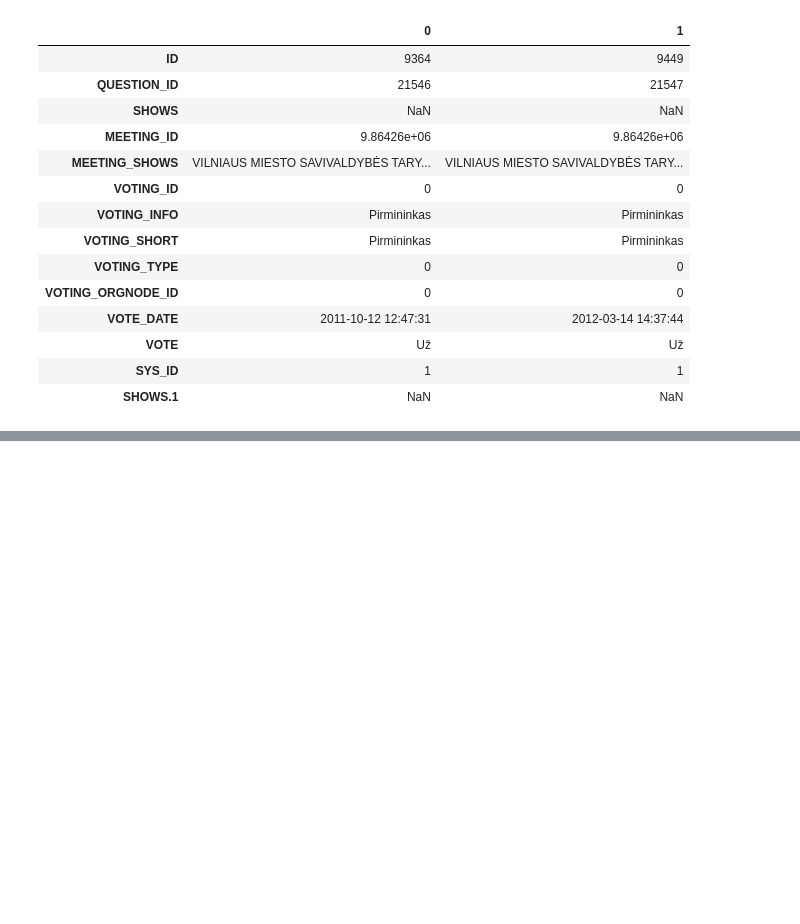
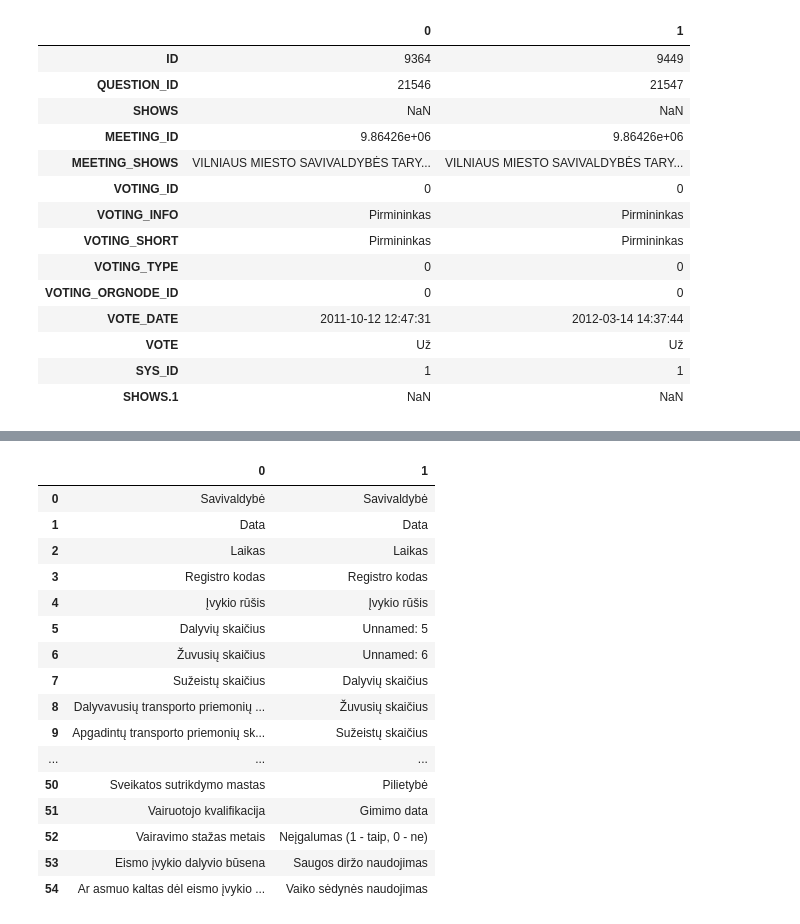
Before and after one commit to atviriduomenys/manifest, a Jupyter notebook: notebooks/Untitled.ipynb, the cells around one changed output, grey strips where cells are left out. Drawn from its saved outputs; the diff is of its cells as text; code cells hidden in the pictures; blank space fills up the shorter version.

```diff
--- a/notebooks/Untitled.ipynb
+++ b/notebooks/Untitled.ipynb
@@ -58,0 +142,78 @@ frame.head(2).T
+# %%
+a = [
+  'Savivaldybė',
+  'Data',
+  'Laikas',
+  'Registro kodas',
+  'Įvykio rūšis',
+  'Dalyvių skaičius',
+  'Žuvusių skaičius',
+  'Sužeistų skaičius',
+  'Dalyvavusių transporto priemonių skaičius',
+  'Apgadintų transporto priemonių skaičius',
+  'Įvykio vieta',
+  'Gatvė',
+  'Namo numeris',
+  'Kita gatvė sankryžoje',
+  'Kelio pavadinimas',
+  'Kelio reikšmė',
+  'Atstumas nuo kelio pradžios',
+  'Dangos rūšis',
+  'Dangos būklė',
+  'Paros metas',
+  'Apšvietimas',
+  'Meteorologinės sąlygos',
+  'Kelio, gatvės kreivė',
+  'Nulemiantys veiksniai',
+  'Atitvarai (1 - yra, 0 - nėra)',
+  'Sankryžos tipas',
+  'Kelio, gatvės elementai',
+  'Transporto priemonės registracijos valstybė',
+  'Transporto priemonės kategorija',
+  'Markė',
+  'Modelis',
+  'Pagaminimo metai',
+  'Pasišalinimas iš įvykio vietos (1 - pasišalino, 0 - nepasišalino)',
+  'Transporto priemonės ypatumai',
+  'Gedimai, nulėmę eismo įvykį',
+  'Pirminis smūgis',
+  'Apgadinimai',
+  'Eismo įvykio dalyvio kategorija',
+  'Pasišalinimas iš įvykio vietos (1 - taip, 0 - ne)',
+  'KET pažeidimas, dėl kurio įvyko eismo įvykis',
+  'Kiti KET pažeidimai',
+  'Lytis',
+  'Pilietybė',
+  'Gimimo data',
+  'Neįgalumas (1 - taip, 0 - ne)',
+  'Saugos diržo naudojimas',
+  'Vaiko sėdynės naudojimas',
+  'Saugos šalmo naudojimas',
+  'Oro pagalvių suveikimas',
+  'Eismo įvykio dalyvio būklė',
+  'Sveikatos sutrikdymo mastas',
+  'Vairuotojo kvalifikacija',
+  'Vairavimo stažas metais',
+  'Eismo įvykio dalyvio būsena',
+  'Ar asmuo kaltas dėl eismo įvykio (1 - taip, 0 - ne)',
+]
+
+pd.DataFrame(list(zip(a, frame.columns.values)))
+# %% [output]
+|  | 0 | 1 |
+| 0 | Savivaldybė | Savivaldybė |
+| 1 | Data | Data |
+| 2 | Laikas | Laikas |
+| 3 | Registro kodas | Registro kodas |
+| 4 | Įvykio rūšis | Įvykio rūšis |
+| 5 | Dalyvių skaičius | Unnamed: 5 |
+| 6 | Žuvusių skaičius | Unnamed: 6 |
+| 7 | Sužeistų skaičius | Dalyvių skaičius |
+| 8 | Dalyvavusių transporto priemonių ... | Žuvusių skaičius |
+| 9 | Apgadintų transporto priemonių sk... | Sužeistų skaičius |
+| ... | ... | ... |
+| 50 | Sveikatos sutrikdymo mastas | Pilietybė |
+| 51 | Vairuotojo kvalifikacija | Gimimo data |
+| 52 | Vairavimo stažas metais | Neįgalumas (1 - taip, 0 - ne) |
+| 53 | Eismo įvykio dalyvio būsena | Saugos diržo naudojimas |
+| 54 | Ar asmuo kaltas dėl eismo įvykio ... | Vaiko sėdynės naudojimas |
```
Also changed, not shown: parts of 6 cells of this notebook, 5 other files.
